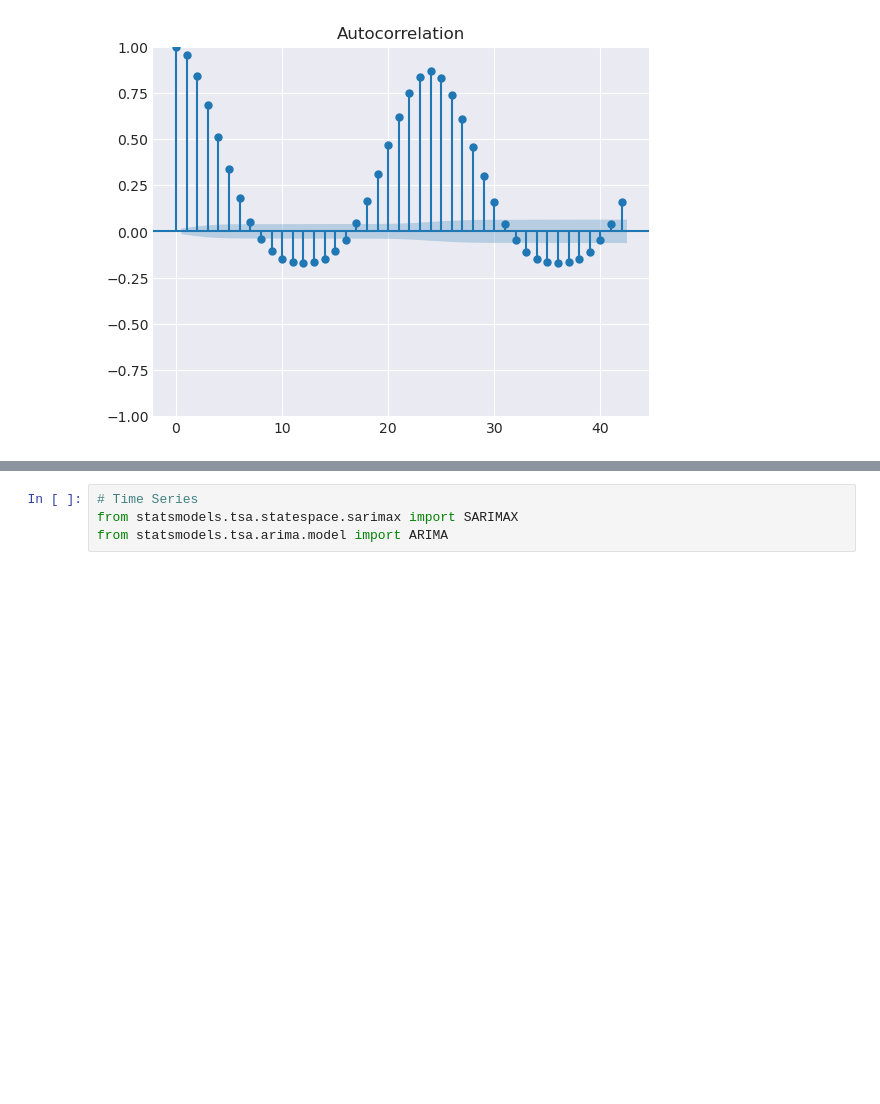
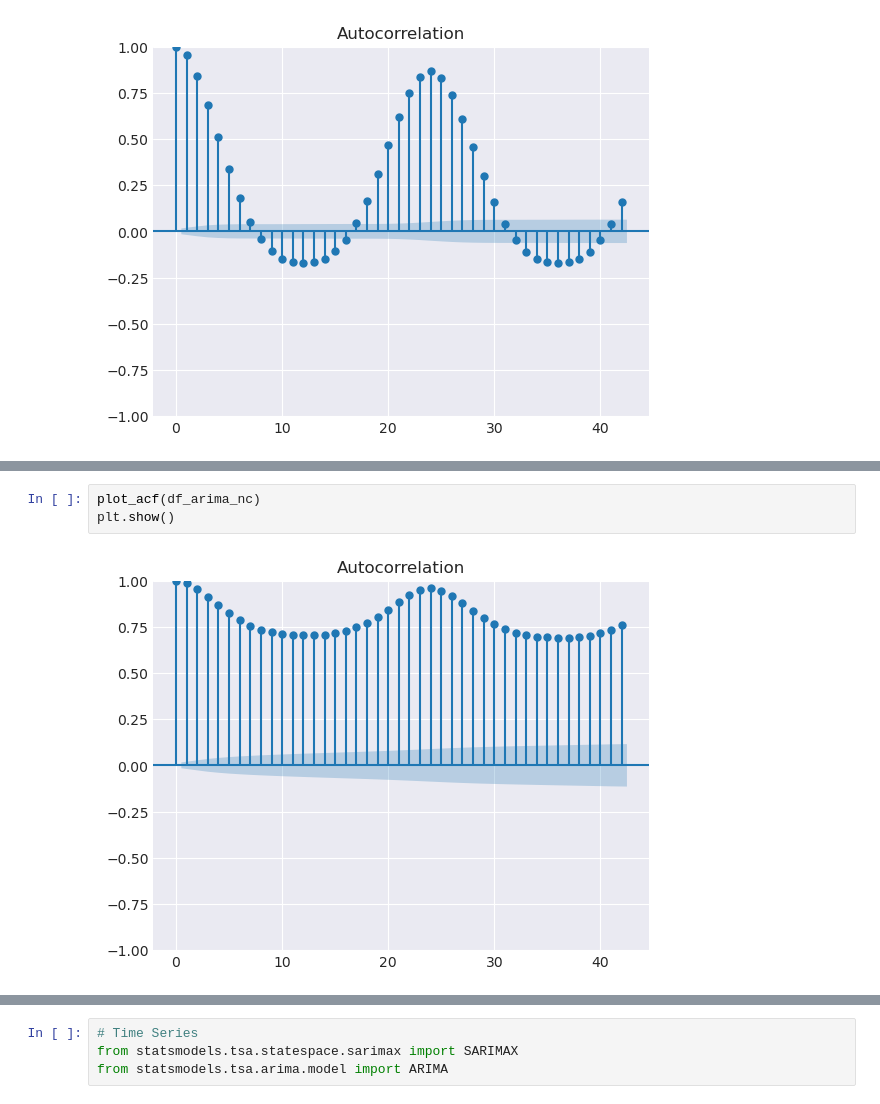
Before and after one commit to pmz-q/est_wassup_02, a Jupyter notebook: examinations/before_merge_arima.ipynb, the cells around one changed output, grey strips where cells are left out. Saved outputs shown, nothing was run; the diff lists cells and outputs as text; blank space fills up the shorter version.

```diff
--- a/examinations/before_merge_arima.ipynb
+++ b/examinations/before_merge_arima.ipynb
@@ -304,0 +248,5 @@ plt.show()
+# %%
+plot_acf(df_arima_nc)
+plt.show()
+# %% [output]
+[figure, added]
```
Also changed, not shown: parts of 33 cells of this notebook.
